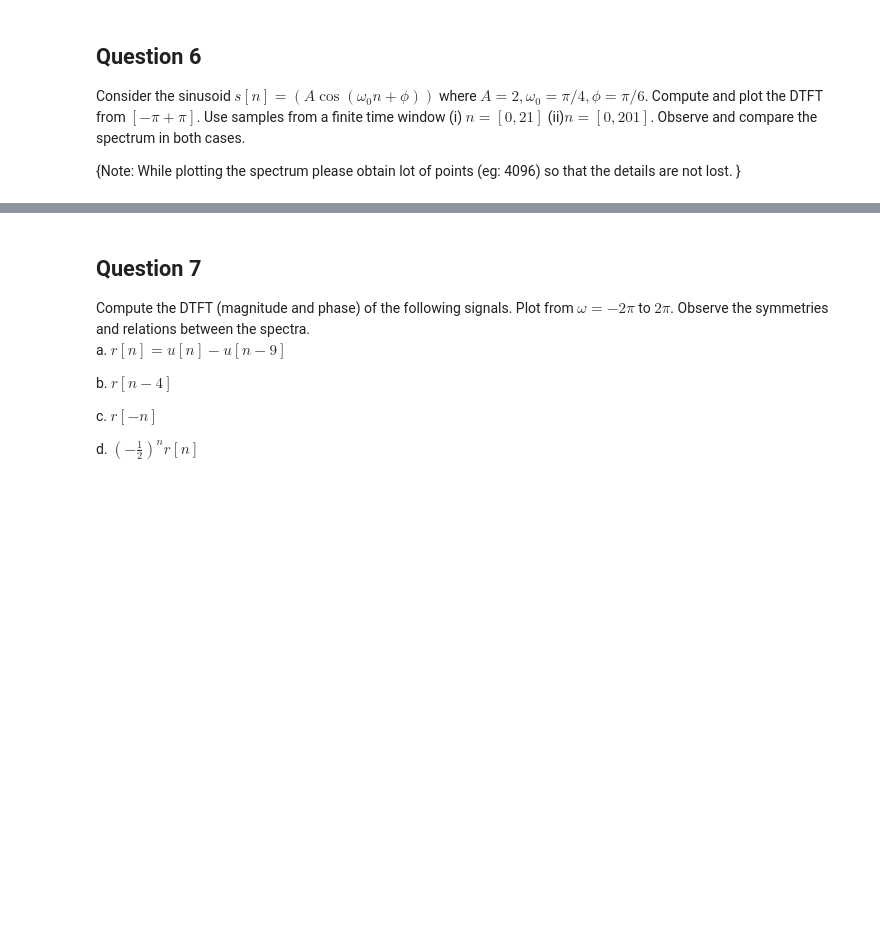
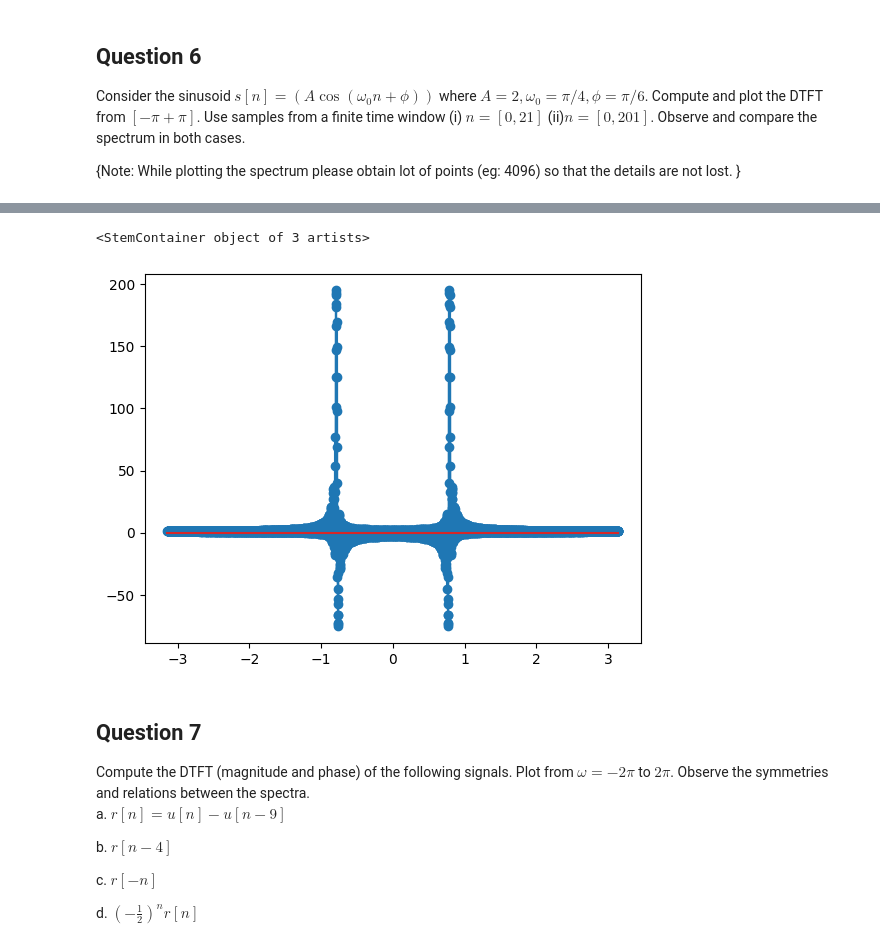
Before and after one commit to puranikvinit/lab_9, a Jupyter notebook: Assignment_2_211EC221_211EC226.ipynb, the cells around one changed output, grey strips where cells are left out. Saved outputs shown, nothing was run; the diff lists cells and outputs as text; code cells hidden in the pictures; blank space fills up the shorter version.

```diff
--- a/Assignment_2_211EC221_211EC226.ipynb
+++ b/Assignment_2_211EC221_211EC226.ipynb
@@ -355,3 +372,14 @@ s = A * np.cos((omega * n) + phi)
+# %%
+n2 = np.arange(0,202,1)
+p2 = []
+
+for i in vals:
+    p2.append(S(i, n2))
+
+plt.stem(vals, p2)
+# %% [output]
+<StemContainer object of 3 artists>
+[figure, added]
 # %% [markdown]
 ## Question 7
 
```
Also changed, not shown: parts of 32 cells of this notebook, 1 other file.
